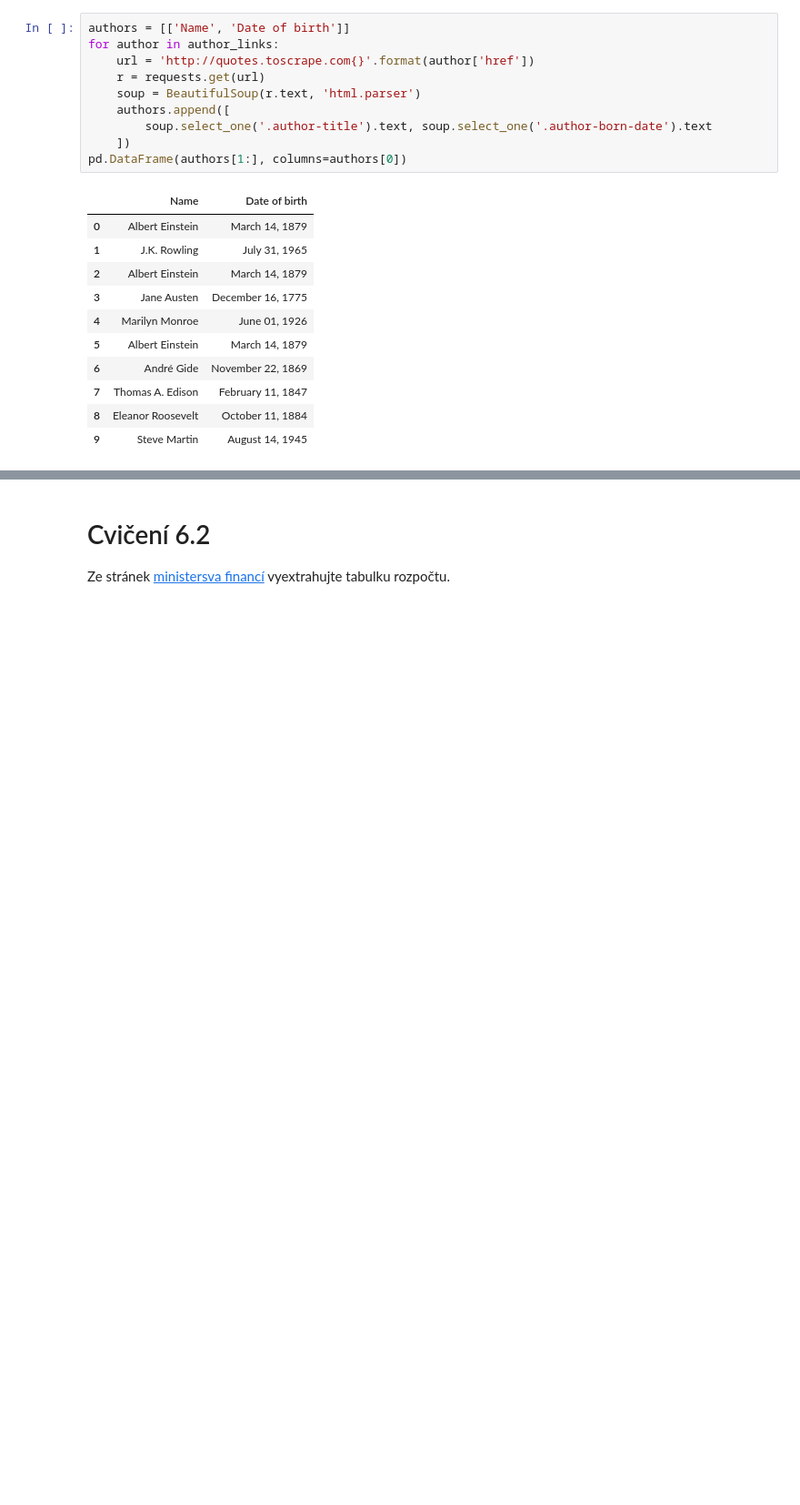
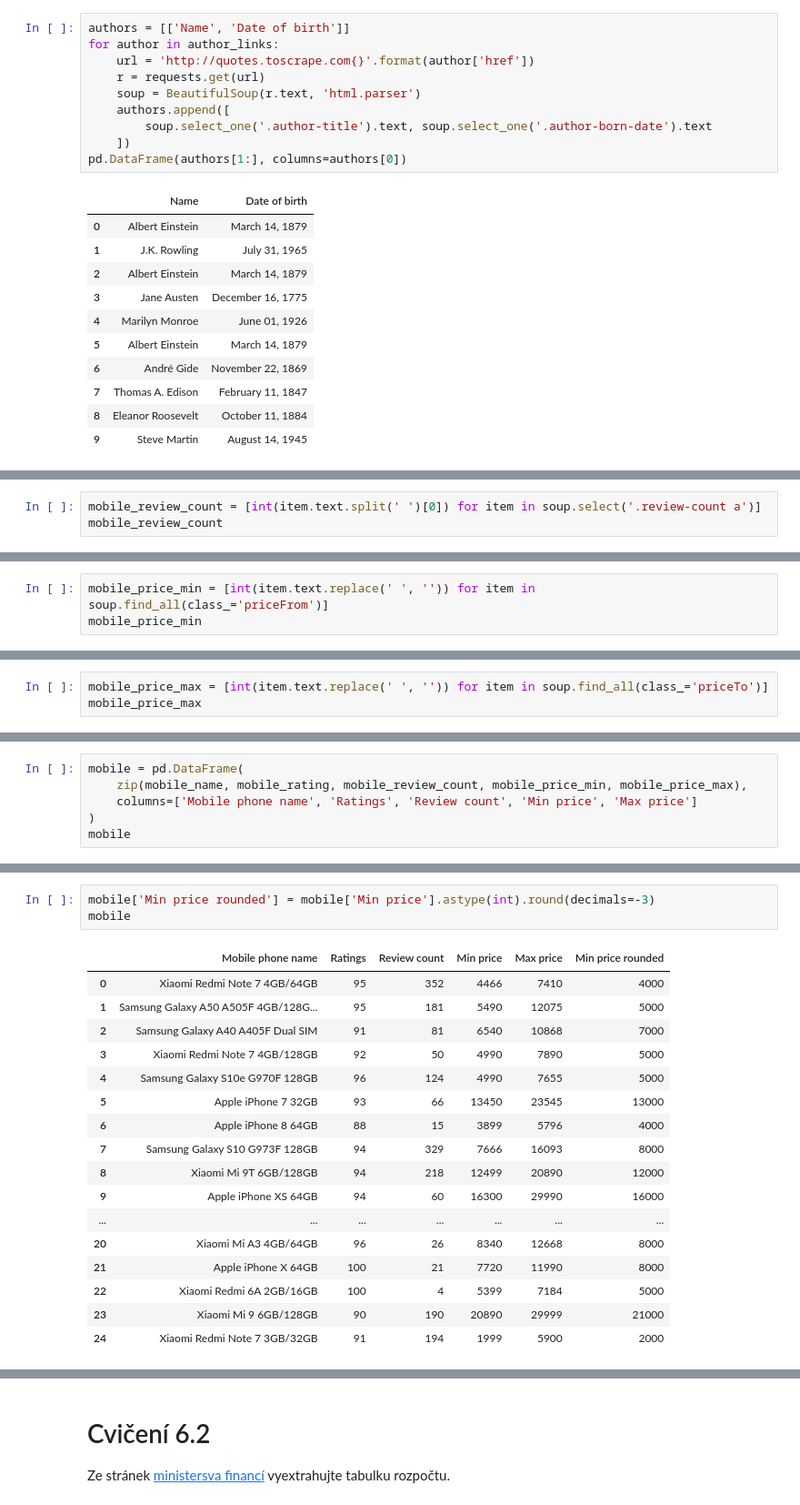
Before and after one commit to sedlakovi/webscraping, a Jupyter notebook: misc.ipynb, the cells around one changed output, grey strips where cells are left out. Shown at 91% size. Cells and saved outputs as stored; diff of their text form; blank space fills up the shorter version.

```diff
--- a/misc.ipynb
+++ b/misc.ipynb
@@ -160,0 +218,3 @@ pd.DataFrame(authors[1:], columns=authors[0])
+# %%
+mobile_review_count = [int(item.text.split(' ')[0]) for item in soup.select('.review-count a')]
+mobile_review_count
@@ -160,0 +239,3 @@ pd.DataFrame(authors[1:], columns=authors[0])
+# %%
+mobile_price_min = [int(item.text.replace(' ', '')) for item in soup.find_all(class_='priceFrom')]
+mobile_price_min
@@ -160,0 +260,3 @@ pd.DataFrame(authors[1:], columns=authors[0])
+# %%
+mobile_price_max = [int(item.text.replace(' ', '')) for item in soup.find_all(class_='priceTo')]
+mobile_price_max
@@ -160,0 +281,6 @@ pd.DataFrame(authors[1:], columns=authors[0])
+# %%
+mobile = pd.DataFrame(
+    zip(mobile_name, mobile_rating, mobile_review_count, mobile_price_min, mobile_price_max),
+    columns=['Mobile phone name', 'Ratings', 'Review count', 'Min price', 'Max price']
+)
+mobile
@@ -160,0 +305,21 @@ pd.DataFrame(authors[1:], columns=authors[0])
+# %%
+mobile['Min price rounded'] = mobile['Min price'].astype(int).round(decimals=-3)
+mobile
+# %% [output]
+|  | Mobile phone name | Ratings | Review count | Min price | Max price | Min price rounded |
+| 0 | Xiaomi Redmi Note 7 4GB/64GB | 95 | 352 | 4466 | 7410 | 4000 |
+| 1 | Samsung Galaxy A50 A505F 4GB/128G... | 95 | 181 | 5490 | 12075 | 5000 |
+| 2 | Samsung Galaxy A40 A405F Dual SIM | 91 | 81 | 6540 | 10868 | 7000 |
+| 3 | Xiaomi Redmi Note 7 4GB/128GB | 92 | 50 | 4990 | 7890 | 5000 |
+| 4 | Samsung Galaxy S10e G970F 128GB | 96 | 124 | 4990 | 7655 | 5000 |
+| 5 | Apple iPhone 7 32GB | 93 | 66 | 13450 | 23545 | 13000 |
+| 6 | Apple iPhone 8 64GB | 88 | 15 | 3899 | 5796 | 4000 |
+| 7 | Samsung Galaxy S10 G973F 128GB | 94 | 329 | 7666 | 16093 | 8000 |
+| 8 | Xiaomi Mi 9T 6GB/128GB | 94 | 218 | 12499 | 20890 | 12000 |
+| 9 | Apple iPhone XS 64GB | 94 | 60 | 16300 | 29990 | 16000 |
+| ... | ... | ... | ... | ... | ... | ... |
+| 20 | Xiaomi Mi A3 4GB/64GB | 96 | 26 | 8340 | 12668 | 8000 |
+| 21 | Apple iPhone X 64GB | 100 | 21 | 7720 | 11990 | 8000 |
+| 22 | Xiaomi Redmi 6A 2GB/16GB | 100 | 4 | 5399 | 7184 | 5000 |
+| 23 | Xiaomi Mi 9 6GB/128GB | 90 | 190 | 20890 | 29999 | 21000 |
+| 24 | Xiaomi Redmi Note 7 3GB/32GB | 91 | 194 | 1999 | 5900 | 2000 |
```
Also changed, not shown: parts of 10 cells of this notebook, 1 other file.
